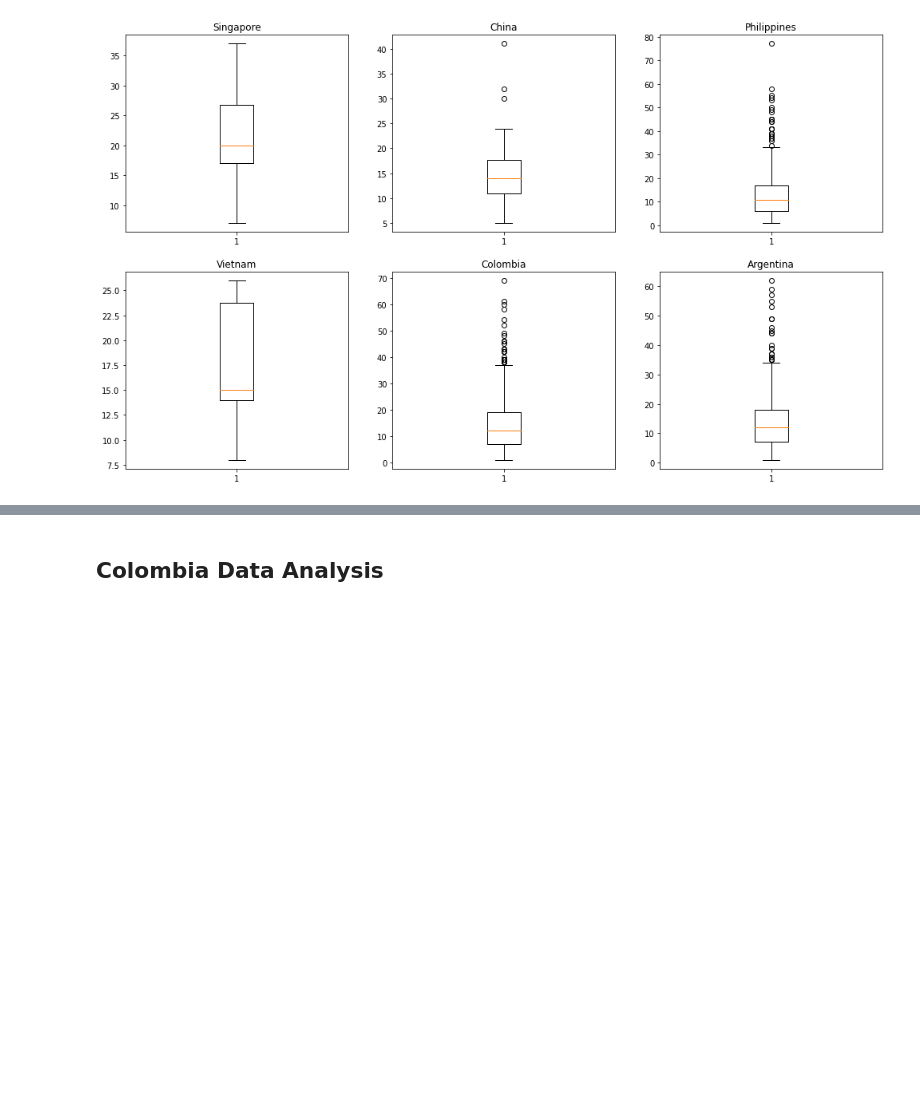
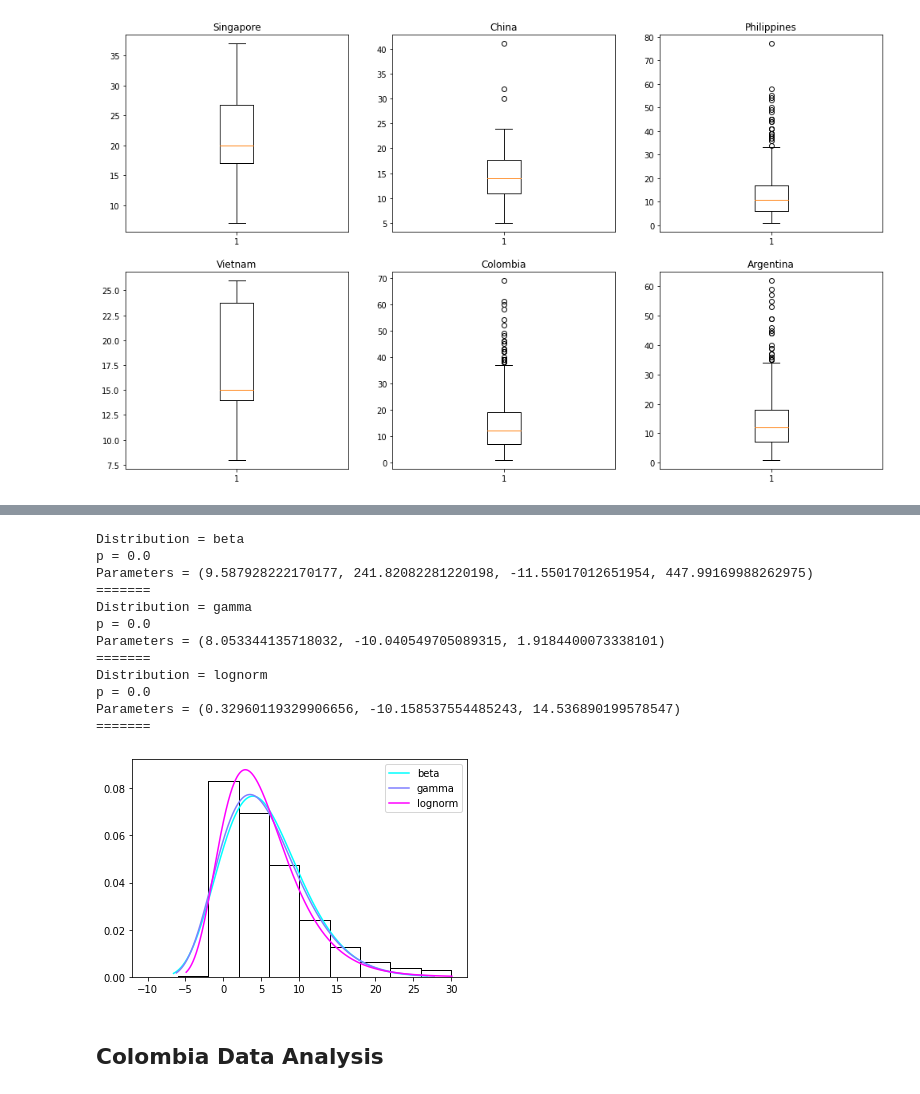
Before and after one commit to juanscr/covid-abms, a Jupyter notebook: misc/data-mining.ipynb, the cells around one changed output, grey strips where cells are left out. Drawn from its saved outputs; the diff is of its cells as text; code cells hidden in the pictures; blank space fills up the shorter version.

```diff
--- a/misc/data-mining.ipynb
+++ b/misc/data-mining.ipynb
@@ -72,11 +78,14 @@ def tuple_to_string(pair):
     string += "p = " + str(pair[1]) + "\n"
     return string + "Parameters = " + str(pair[-1]) + "\n======="
 
-def fit_dists(sample, possible_distributions):
+def fit_dists(sample, possible_distributions, floc=True):
     fitting = []
     for distribution in possible_distributions:
         dist = getattr(st, distribution)
-        params = dist.fit(sample, floc=0)
+        if floc:
+            params = dist.fit(sample, floc=0)
+        else:
+            params = dist.fit(sample)
         _, p_value = st.kstest(sample, distribution, args=params)
         fitting.append((distribution, p_value, params))
 
@@ -285,3 +307,35 @@ plt.show()
+# %%
+fitting = fit_dists(dataset_conf, ["beta", "gamma", "lognorm"], floc=False)
+
+index = 0
+color1 = plt.get_cmap('cool')
+color_norm = colors.Normalize(vmin=0, vmax=len(fitting) - 1)
+scalar_map = cm.ScalarMappable(norm=color_norm, cmap=color1)
+for fit in fitting:
+    dist1 = getattr(st, fit[0])
+    params = fit[2]
+    x1 = np.linspace(dist1.ppf(0.001, *params), dist1.ppf(0.999, *params), 1000)
+    plt.plot(x1, dist1.pdf(x1, *params), color=scalar_map.to_rgba(index), label=fit[0])
+    plt.hist(dataset_conf, ec='black', color='white', density=True)
+    index += 1
+
+plt.legend()
+plt.savefig("fitting-confirmation-time.pdf", bbox_inches='tight')
+plt.show()
+# %% [output]
+Distribution = beta
+p = 0.0
+Parameters = (9.587928222170177, 241.82082281220198, -11.55017012651954, 447.99169988262975)
+=======
+Distribution = gamma
+p = 0.0
+Parameters = (8.053344135718032, -10.040549705089315, 1.9184400073338101)
+=======
+Distribution = lognorm
+p = 0.0
+Parameters = (0.32960119329906656, -10.158537554485243, 14.536890199578547)
+=======
+[figure, added]
 # %% [markdown]
 ## Colombia Data Analysis
 # %%
```
Also changed, not shown: parts of 7 cells of this notebook.
